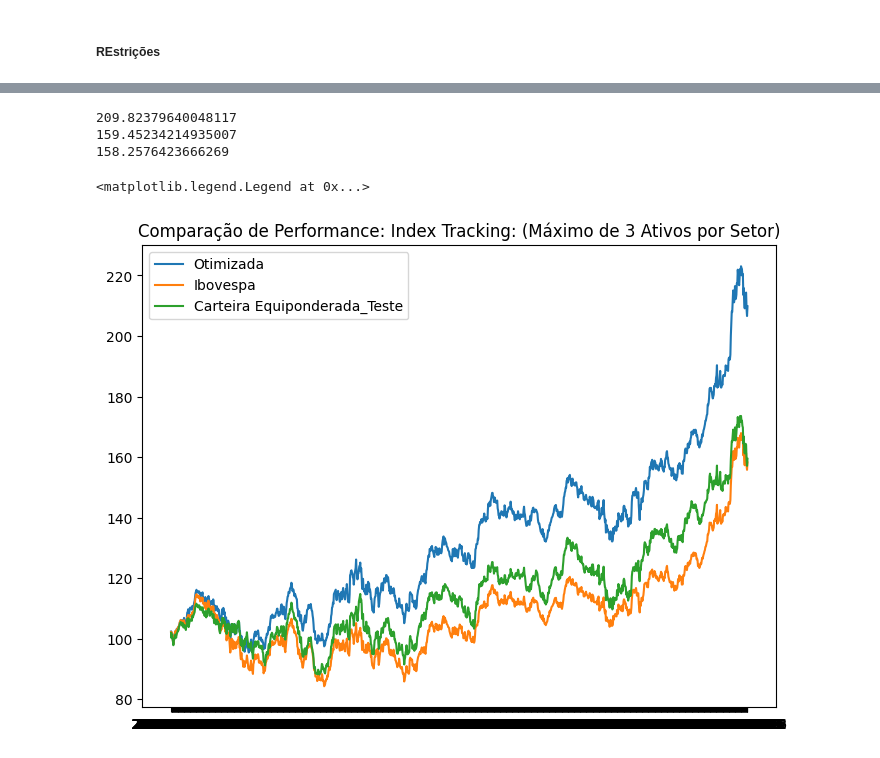
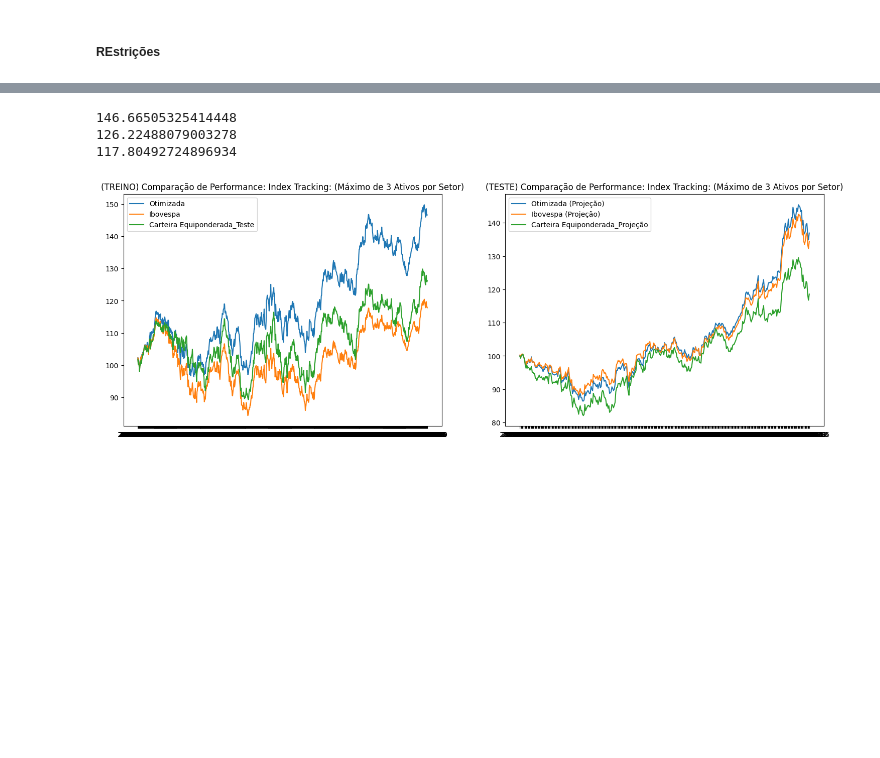
Before and after one commit to JoaoNogaroli/mestrado, a Jupyter notebook: projetos-CPLEX/modelo_index_tracking_setores_simples/app1.ipynb, the cells around one changed output, grey strips where cells are left out. Cells and saved outputs as stored; diff of their text form; code cells hidden in the pictures; blank space fills up the shorter version.

```diff
--- a/projetos-CPLEX/modelo_index_tracking_setores_simples/app1.ipynb
+++ b/projetos-CPLEX/modelo_index_tracking_setores_simples/app1.ipynb
@@ -16,9 +16,18 @@ basedados_ibov = Path('../../base_dados/retorno_ibov2.csv')
 df_ativos=pd.read_csv(basedados_ativos).set_index(['Date']).fillna(0)
 
 df_ibov=pd.read_csv(basedados_ibov).set_index(['Date']).dropna()
+# %%
+total_linhas = df_ativos.shape[0]
+primeiro_treino = np.int32(total_linhas*0.7)
+# %%
+df_ativos_treino = df_ativos[0:primeiro_treino]
+df_ibov_treino = df_ibov[0:primeiro_treino]
+
+df_ativos_teste = df_ativos[primeiro_treino:]
+df_ibov_teste = df_ibov[primeiro_treino:]
 # %%
-quantidade_linhas = df_ativos.shape[0]
-quantidade_colunas = df_ativos.shape[1]
+quantidade_linhas = df_ativos_treino.shape[0]
+quantidade_colunas = df_ibov_treino.shape[1]
 # %%
 setores = {
 'ITUB4.SA': 'Financeira','BBDC4.SA': 'Financeira', 'ITSA4.SA': 'Financeira','BPAC11.SA': 'Financeira','BBAS3.SA': 'Financeira','B3SA3.SA': 'Financeira','BBDC3.SA': 'Financeira','BBSE3.SA': 'Financeira',
@@ -103,7 +108,7 @@ model.y = pyo.Var(model.ativos, within=pyo.Binary)
 # %%
 def objetivo(model):
     return sum(
-        (sum(df_ativos.iloc[l][c]*model.x[c] for c in model.ativos)-df_ibov['IBOV'].iloc[l])**2 for l in model.quantidade_linhas_m
+        (sum(df_ativos_treino.iloc[l][c]*model.x[c] for c in model.ativos)-df_ibov_treino['IBOV'].iloc[l])**2 for l in model.quantidade_linhas_m
     )
 model.obj = pyo.Objective(rule=objetivo, sense=pyo.minimize)
 
@@ -197,63 +202,75 @@ final = pd.DataFrame(lista_grande, columns=["peso_ativo","ativado"], index=lista
 df_final = final[final['ativado']==1]
 # # df_final.head()
 ativos_selecionados = df_final.index
-retornos_carteira= df_ativos[ativos_selecionados]
-# retornos_carteira_projecao= retornos_ativo_projecao[ativos_selecionados]
-
+retornos_carteira= df_ativos_treino[ativos_selecionados]
 
 carteira_otimizada = (retornos_carteira*df_final['peso_ativo']).sum(axis=1)
 carteira_otimizada = 1 + carteira_otimizada
-# #criar a carteira equiponderada, com pesos iguais
 
 carteira_equi = retornos_carteira.mean(axis=1)
 carteira_equi = 1 + carteira_equi
+
+acum_otimizado = (carteira_otimizada).cumprod() * 100
+acum_equi = (carteira_equi).cumprod() * 100
+acum_ibov = (1 + df_ibov_treino['IBOV']).cumprod() * 100
+
 # carteira_equi_projecao = retornos_carteira_projecao.mean(axis=1)
 # carteira_equi_projecao = 1 + carteira_equi_projecao
-
-
 # 3. Transformar em Retorno Acumulado (Base 100)
-acum_otimizado = (carteira_otimizada).cumprod() * 100
-acum_equi = (carteira_equi).cumprod() * 100
-acum_ibov = (1 + df_ibov['IBOV']).cumprod() * 100
 
 # # Use os pesos que você já encontrou no modelo
 # carteira_projecao = (retornos_ativo_projecao[ativos_selecionados] * df_final["peso_ativo"]).sum(axis=1)
 # acum_projecao = (1 + carteira_projecao).cumprod() * 100
 # acum_equi_projecao = (carteira_equi_projecao).cumprod() * 100
 
+retornos_carteira_projecao= df_ativos_teste[ativos_selecionados]
+carteira_otimizada_t= (retornos_carteira_projecao*df_final['peso_ativo']).sum(axis=1)
+carteira_otimizada_treino = 1 + carteira_otimizada_t
+acum_projecao_teste = carteira_otimizada_treino.cumprod() *100
+
+acum_ibov_teste = (1 + df_ibov_teste['IBOV']).cumprod() * 100
+
+carteira_equi_projecao = retornos_carteira_projecao.mean(axis=1)
+carteira_equi_projecao = 1 + carteira_equi_projecao
+acum_equi_teste = (carteira_equi_projecao).cumprod() * 100
+
+
 print(acum_otimizado[-1])
 print(acum_equi[-1])
 print(acum_ibov[-1])
 
 qnt_carteira = pyo.value(model.CARDINALIDADE_SETORES)
-texto = f'Comparação de Performance: Index Tracking: (Máximo de {qnt_carteira} Ativos por Setor)'
+texto = f'(TREINO) Comparação de Performance: Index Tracking: (Máximo de {qnt_carteira} Ativos por Setor)'
+texto_2 = f'(TESTE) Comparação de Performance: Index Tracking: (Máximo de {qnt_carteira} Ativos por Setor)'
 
 plt.figure(figsize=(18, 6))
 
 
 # Gráfico 1: Período de Treino
 plt.subplot(1, 2, 1)
 plt.plot(acum_otimizado, label="Otimizada")
 plt.plot(acum_ibov, label="Ibovespa")
 plt.plot(acum_equi, label="Carteira Equiponderada_Teste")
 plt.title(texto)
 plt.legend()
 
-# # Gráfico 2: Período de Projeção (Out-of-Sample)
-# plt.subplot(1, 2, 2)
-# plt.plot(acum_projecao, label="Otimizada (Projeção)")
-# plt.plot((1 + retornos_ibov_projecao["IBOV"]).cumprod() * 100, label="Ibovespa (Projeção)")
-# plt.plot(acum_equi_projecao, label="Carteira Equiponderada_Projeção")
-# plt.title("Performance na Projeção (Out-of-Sample)")
-# plt.legend()
 
-# plt.show()
+
+
+# Gráfico 2: Período de Projeção (Out-of-Sample)
+plt.subplot(1, 2, 2)
+plt.plot(acum_projecao_teste, label="Otimizada (Projeção)")
+plt.plot(acum_ibov_teste, label="Ibovespa (Projeção)")
+plt.plot(acum_equi_teste, label="Carteira Equiponderada_Projeção")
+plt.title(texto_2)
+plt.legend()
+
+plt.show()
 # %% [output]
-209.82379640048117
-159.45234214935007
-158.2576423666269
+146.66505325414448
+126.22488079003278
+117.80492724896934
-<matplotlib.legend.Legend at 0x...>
-[figure, old version]
+[figure, new version]
 # %%
 df_final = df_final.join(df_setores)
 # %%
```
Also changed, not shown: parts of 5 cells of this notebook.
